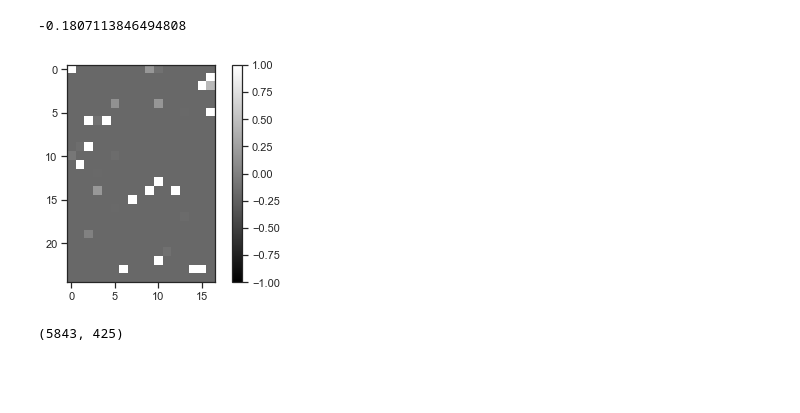
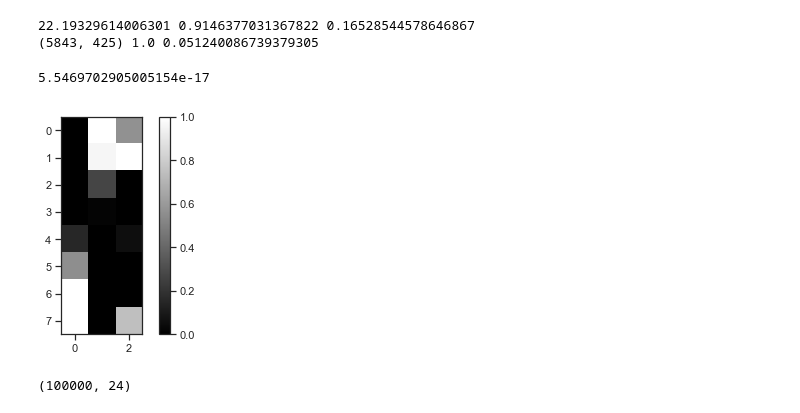
Before and after one commit to alanklam/MDEncoder, a Jupyter notebook: test.ipynb, the cells around one changed output. Cells and saved outputs as stored; diff of their text form; code cells hidden in the pictures; blank space fills up the shorter version.

```diff
--- a/test.ipynb
+++ b/test.ipynb
@@ -15,7 +29,7 @@ data = 1.0-data/np.max(data)
 # %%
 #helper function
 import re
-def read_Pycontact(file):
+def read_Pycontact(file,pairID=False):
     with open(file,'r') as ins:
         data = []
         pair = []
@@ -25,8 +39,11 @@ def read_Pycontact(file):
                 line = line.rstrip('\n')
                 tmp = re.findall( '\[(.*?)\]', line)[0].split(',')
                 data.append([float(x) for x in tmp])
-                tmp = line.split('[')[0].split()
-                pair.append((int(tmp[0]),int(tmp[2])))
+                if pairID:
+                    tmp = line.split('[')[0].split()
+                    pair.append((int(tmp[0]),int(tmp[2])))
+                else:
+                    pair.append(line.split('[')[0])
             else:
                 firstline = False
     pair = np.asarray(pair)
@@ -39,13 +52,40 @@ data = (data-np.mean(data))/np.std(data)
-# %%
-np.median(data)
-# %% [output]
--0.1807113846494808
+# %%
+#villin data
+clip_max = 1.
+pair, data = read_Pycontact('input/villin_contact.txt')
+print(data.max(),np.std(data),np.mean(data))
+#mask = np.arange(np.shape(data)[0])[np.sum(data,axis=1)>0]
+#data = (data[mask,:]-np.mean(data[mask,:]))/np.std(data[mask,:])
+
+#normalized by std and clip
+data = np.clip(data/np.std(data),0,clip_max)
+
+#normalized by max
+#data = data/np.max(data)
+
+
+
+#try x/1+x to map to [0,1]
+#data = data/(0.1+data)
+print(np.shape(data),data.max(),np.mean(data))
+# %% [output]
+22.19329614006301 0.9146377031367822 0.16528544578646867
+(5843, 425) 1.0 0.051240086739379305
+# %%
+#imsize = (50,39)
+imsize = (25,17) #villin resid contact
+imsize = (8,3) #A2
+mean_th = np.mean(data)
+print(mean_th)
+clip_max = 1.
+# %% [output]
+5.5469702905005154e-17
 # %%
 #plt.imshow(data[0].reshape(65,30))
-plt.imshow(data[3000].reshape(25,17))
+plt.imshow(data[5000].reshape(imsize[0],imsize[1]))
 plt.gray()
 plt.colorbar()
-plt.clim((-1,1))
+plt.clim((0,clip_max))
 # %% [output]
-[figure, old version]
+[figure, new version]
 # %%
@@ -85,9 +174,11 @@ def build_autoencoder(f_dim,encode_dim,latent_dim, sparse=True, depth=1):
 # %%
 f_dim = data.shape[1]
-encode_dim = 200
-latent_dim = 1
+encode_dim = 8
+latent_dim = 2
 depth = 1
 print(data.shape)
-autoencoder, encoder = build_autoencoder(f_dim, encode_dim, latent_dim, depth=depth)
+#clear previous model
+K.clear_session()
+autoencoder, encoder = build_autoencoder(f_dim, encode_dim, latent_dim, sparse=4e-5, depth=depth)
 # %% [output]
-(5843, 425)
+(100000, 24)
```
Also changed, not shown: parts of 31 cells of this notebook.
